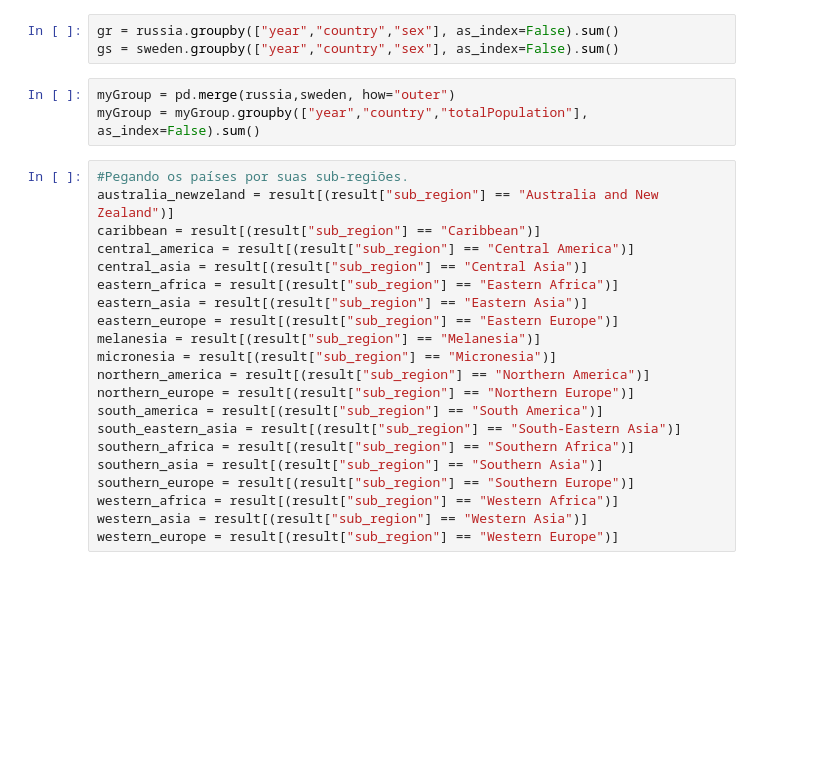
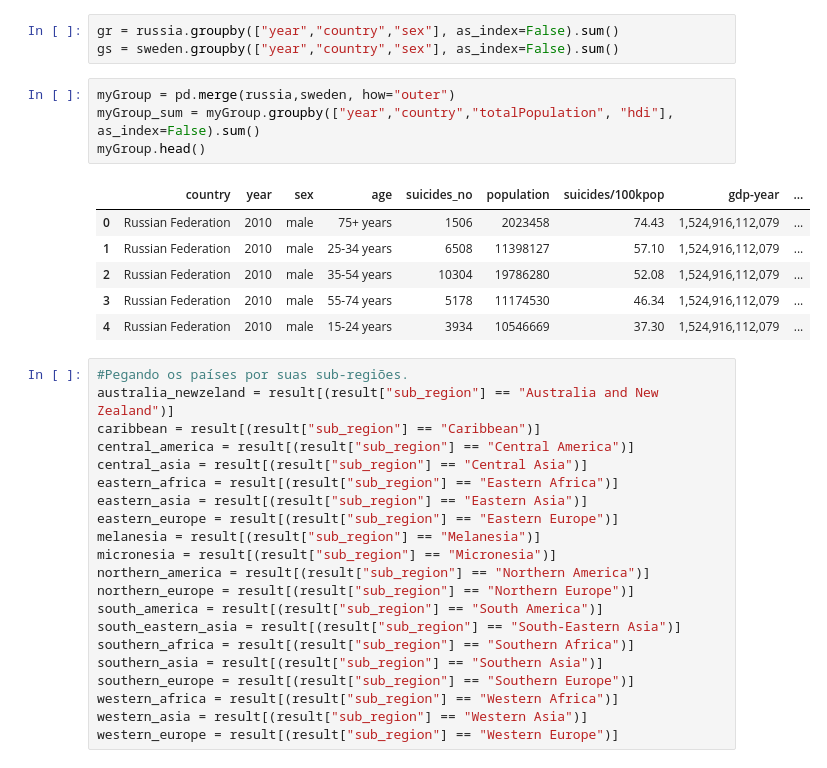
Before and after one commit to Eudess/suicide-data-science, a Jupyter notebook: suicide_analytics.ipynb, the cells around one changed output. Saved outputs shown, nothing was run; the diff lists cells and outputs as text; blank space fills up the shorter version.

```diff
--- a/suicide_analytics.ipynb
+++ b/suicide_analytics.ipynb
@@ -112,7 +112,15 @@ gr = russia.groupby(["year","country","sex"], as_index=False).sum()
 gs = sweden.groupby(["year","country","sex"], as_index=False).sum()
 # %%
 myGroup = pd.merge(russia,sweden, how="outer")
-myGroup = myGroup.groupby(["year","country","totalPopulation"], as_index=False).sum()
+myGroup_sum = myGroup.groupby(["year","country","totalPopulation", "hdi"], as_index=False).sum()
+myGroup.head()
+# %% [output]
+|  | country | year | sex | age | suicides_no | population | suicides/100kpop | gdp-year | ... |
+| 0 | Russian Federation | 2010 | male | 75+ years | 1506 | 2023458 | 74.43 | 1,524,916,112,079 | ... |
+| 1 | Russian Federation | 2010 | male | 25-34 years | 6508 | 11398127 | 57.10 | 1,524,916,112,079 | ... |
+| 2 | Russian Federation | 2010 | male | 35-54 years | 10304 | 19786280 | 52.08 | 1,524,916,112,079 | ... |
+| 3 | Russian Federation | 2010 | male | 55-74 years | 5178 | 11174530 | 46.34 | 1,524,916,112,079 | ... |
+| 4 | Russian Federation | 2010 | male | 15-24 years | 3934 | 10546669 | 37.30 | 1,524,916,112,079 | ... |
 # %%
 #Pegando os países por suas sub-regiões.
 australia_newzeland = result[(result["sub_region"] == "Australia and New Zealand")]
```
Also changed, not shown: parts of 6 cells of this notebook.
